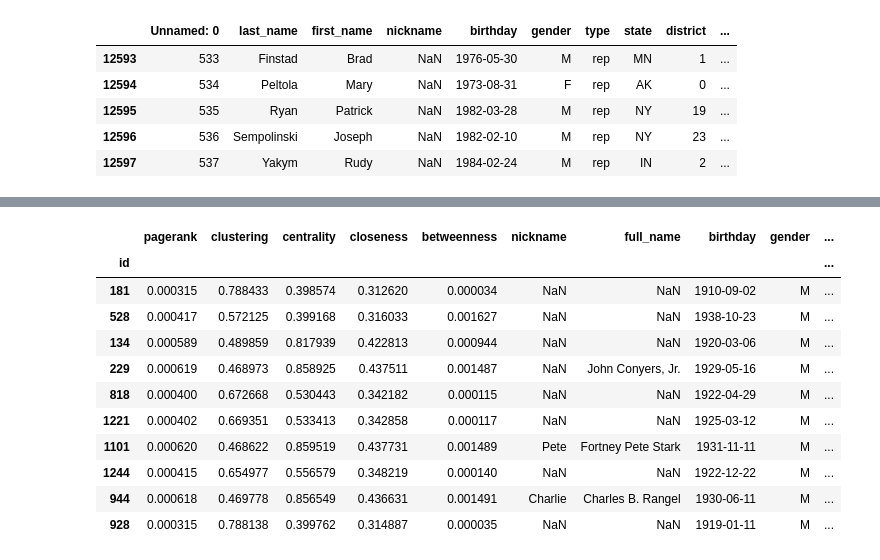
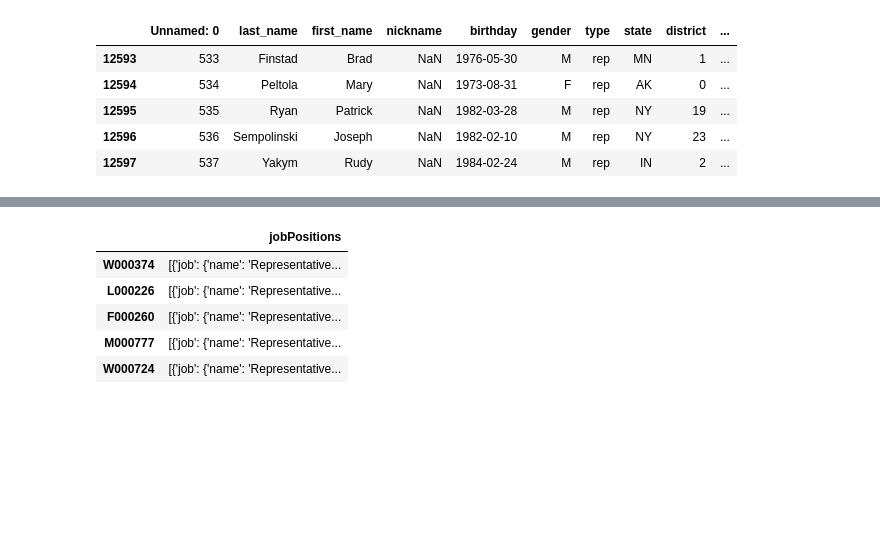
Before and after one commit to hhuntz/congressional_networks, a Jupyter notebook: network_analysis.ipynb, the cells around one changed output, grey strips where cells are left out. Cells and saved outputs as stored; diff of their text form; code cells hidden in the pictures; blank space fills up the shorter version.

```diff
--- a/network_analysis.ipynb
+++ b/network_analysis.ipynb
@@ -125,16 +119,0 @@ sns.displot(df, x = 'bipartisan_cosponsorship_score', kind = "kde", hue = 'party
-# %%
-# top 10 MOCs by bipart score
-df.sort_values('', ascending = False).head(10)
-# %% [output]
-|  | pagerank | clustering | centrality | closeness | betweenness | nickname | full_name | birthday | gender | ... |
-| id |  |  |  |  |  |  |  |  |  | ... |
-| 181 | 0.000315 | 0.788433 | 0.398574 | 0.312620 | 0.000034 | NaN | NaN | 1910-09-02 | M | ... |
-| 528 | 0.000417 | 0.572125 | 0.399168 | 0.316033 | 0.001627 | NaN | NaN | 1938-10-23 | M | ... |
-| 134 | 0.000589 | 0.489859 | 0.817939 | 0.422813 | 0.000944 | NaN | NaN | 1920-03-06 | M | ... |
-| 229 | 0.000619 | 0.468973 | 0.858925 | 0.437511 | 0.001487 | NaN | John Conyers, Jr. | 1929-05-16 | M | ... |
-| 818 | 0.000400 | 0.672668 | 0.530443 | 0.342182 | 0.000115 | NaN | NaN | 1922-04-29 | M | ... |
-| 1221 | 0.000402 | 0.669351 | 0.533413 | 0.342858 | 0.000117 | NaN | NaN | 1925-03-12 | M | ... |
-| 1101 | 0.000620 | 0.468622 | 0.859519 | 0.437731 | 0.001489 | Pete | Fortney Pete Stark | 1931-11-11 | M | ... |
-| 1244 | 0.000415 | 0.654977 | 0.556579 | 0.348219 | 0.000140 | NaN | NaN | 1922-12-22 | M | ... |
-| 944 | 0.000618 | 0.469778 | 0.856549 | 0.436631 | 0.001491 | Charlie | Charles B. Rangel | 1930-06-11 | M | ... |
-| 928 | 0.000315 | 0.788138 | 0.399762 | 0.314887 | 0.000035 | NaN | NaN | 1919-01-11 | M | ... |
@@ -144,0 +120,18 @@ df.sort_values('', ascending = False).head(10)
+# %%
+# load moc job info
+with open('data/moc_info.json') as f:
+    j = json.loads(f.read())
+moc_info = pd.DataFrame.from_dict(j, orient = 'index')
+moc_info = moc_info.drop(['usCongressBioId', 'familyName', 'givenName', 'middleName',
+       'honorificPrefix', 'unaccentedFamilyName', 'unaccentedGivenName',
+       'unaccentedMiddleName', 'birthDate', 'birthCirca', 'deathDate',
+       'deathCirca', 'image', 'profileText', 'relationship', 'creativeWork',
+        'researchRecord', 'honorificSuffix', 'nickName', 'deleted'], axis = 1)
+moc_info.head()
+# %% [output]
+|  | jobPositions |
+| W000374 | [{'job': {'name': 'Representative... |
+| L000226 | [{'job': {'name': 'Representative... |
+| F000260 | [{'job': {'name': 'Representative... |
+| M000777 | [{'job': {'name': 'Representative... |
+| W000724 | [{'job': {'name': 'Representative... |
```
Also changed, not shown: parts of 14 cells of this notebook, 2 other files.
